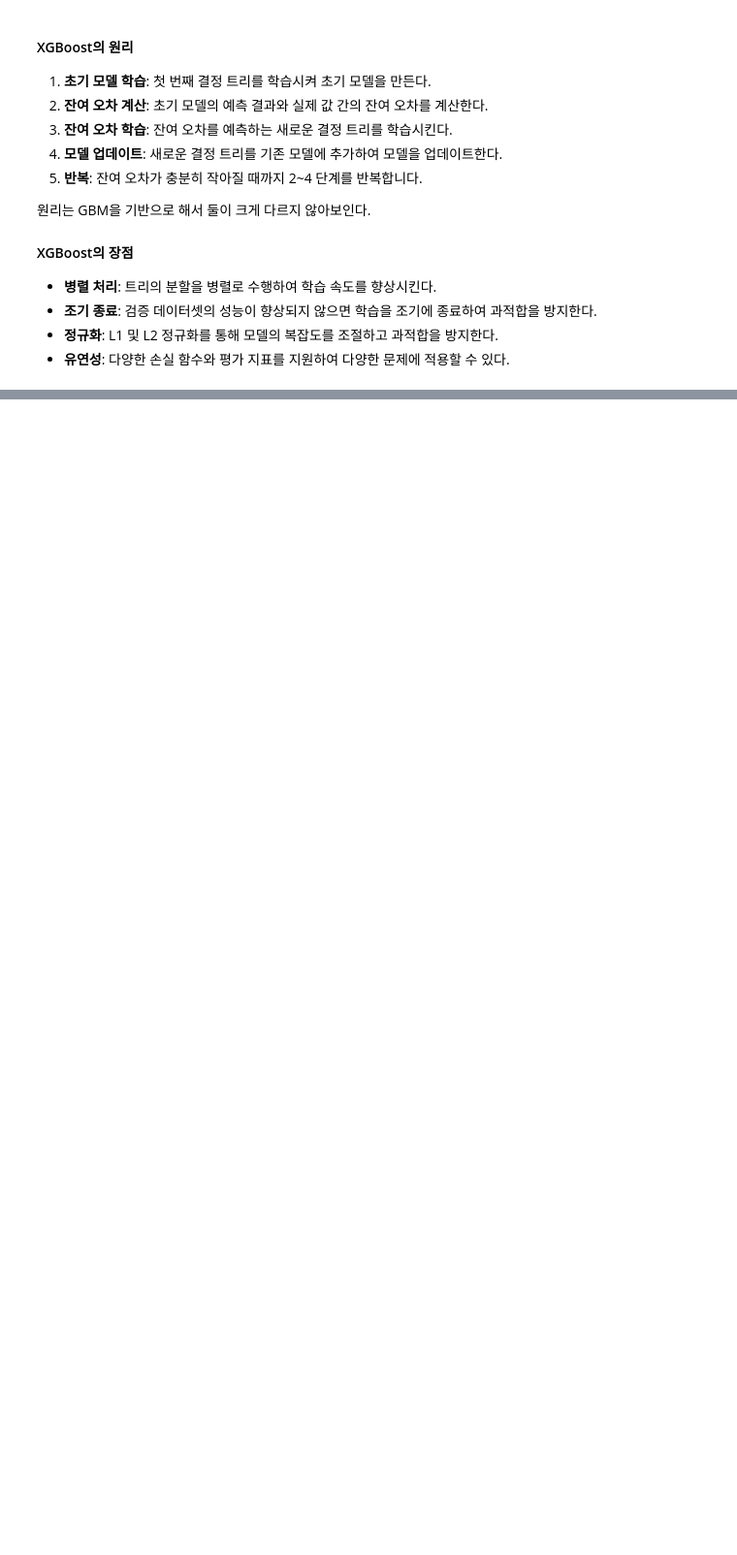
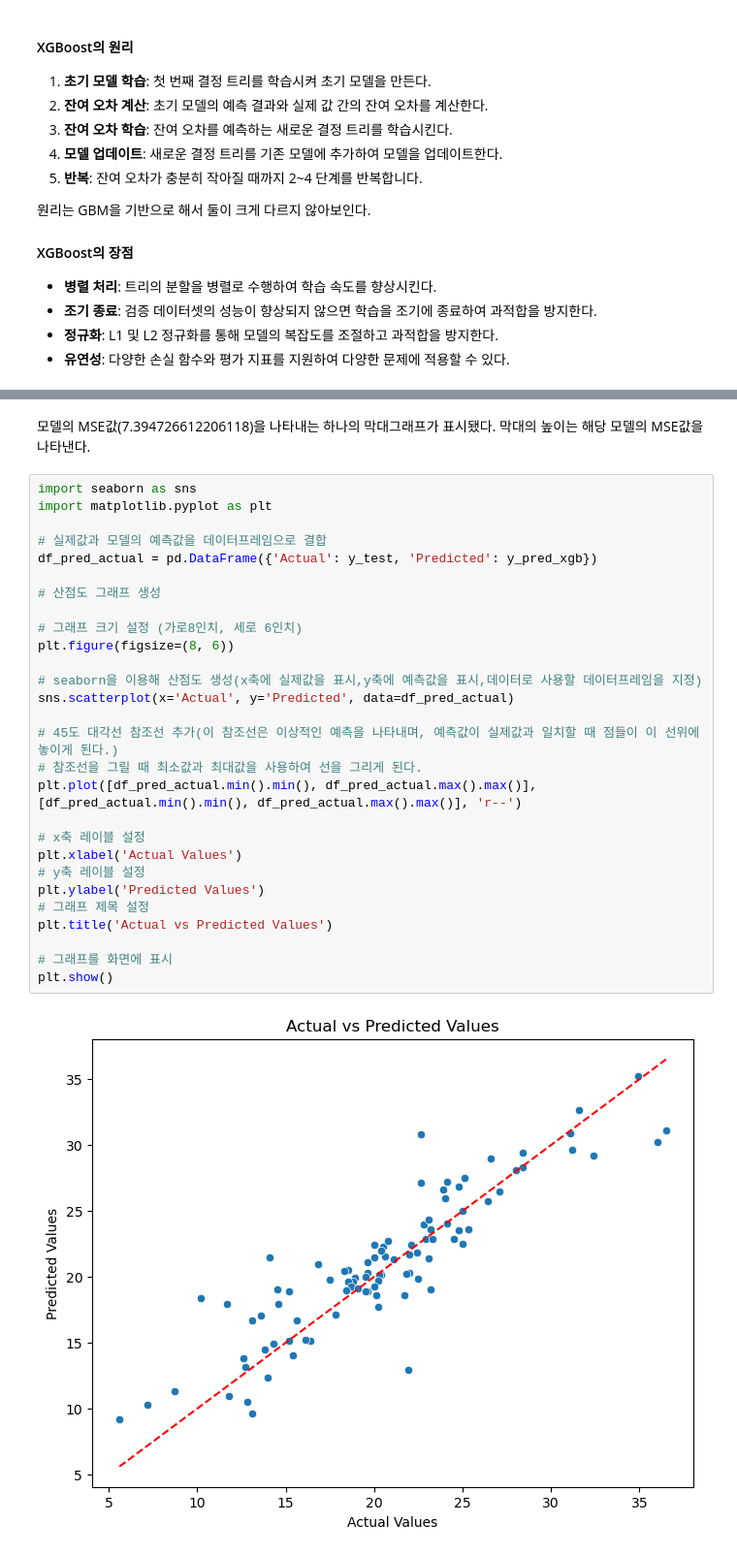
Before and after one commit to ohsen12/Assignment, a Jupyter notebook: Sparta_Assignment/CH2-1_Assignment/1. Supervised Learning /supervised_learning.ipynb, the cells around one changed output, grey strips where cells are left out. Shown: that part at 97% size. Drawn from its saved outputs; the diff is of its cells as text; blank space fills up the shorter version.

```diff
--- a/Sparta_Assignment/CH2-1_Assignment/1. Supervised Learning /supervised_learning.ipynb
+++ b/Sparta_Assignment/CH2-1_Assignment/1. Supervised Learning /supervised_learning.ipynb
@@ -661,0 +700,33 @@ XGBoost 모델의 MSE: 7.394726612206118
+# %% [markdown]
+모델의 MSE값(7.394726612206118)을 나타내는 하나의 막대그래프가 표시됐다.
+막대의 높이는 해당 모델의 MSE값을 나타낸다.
+# %%
+import seaborn as sns
+import matplotlib.pyplot as plt
+
+# 실제값과 모델의 예측값을 데이터프레임으로 결합
+df_pred_actual = pd.DataFrame({'Actual': y_test, 'Predicted': y_pred_xgb})
+
+# 산점도 그래프 생성
+
+# 그래프 크기 설정 (가로8인치, 세로 6인치)
+plt.figure(figsize=(8, 6))
+
+# seaborn을 이용해 산점도 생성(x축에 실제값을 표시,y축에 예측값을 표시,데이터로 사용할 데이터프레임을 지정)
+sns.scatterplot(x='Actual', y='Predicted', data=df_pred_actual)
+
+# 45도 대각선 참조선 추가(이 참조선은 이상적인 예측을 나타내며, 예측값이 실제값과 일치할 때 점들이 이 선위에 놓이게 된다.)
+# 참조선을 그릴 때 최소값과 최대값을 사용하여 선을 그리게 된다.
+plt.plot([df_pred_actual.min().min(), df_pred_actual.max().max()], [df_pred_actual.min().min(), df_pred_actual.max().max()], 'r--')
+
+# x축 레이블 설정
+plt.xlabel('Actual Values')
+# y축 레이블 설정
+plt.ylabel('Predicted Values')
+# 그래프 제목 설정
+plt.title('Actual vs Predicted Values')
+
+# 그래프를 화면에 표시
+plt.show()
+# %% [output]
+[figure, added]
```
Also changed, not shown: parts of 7 cells of this notebook.
